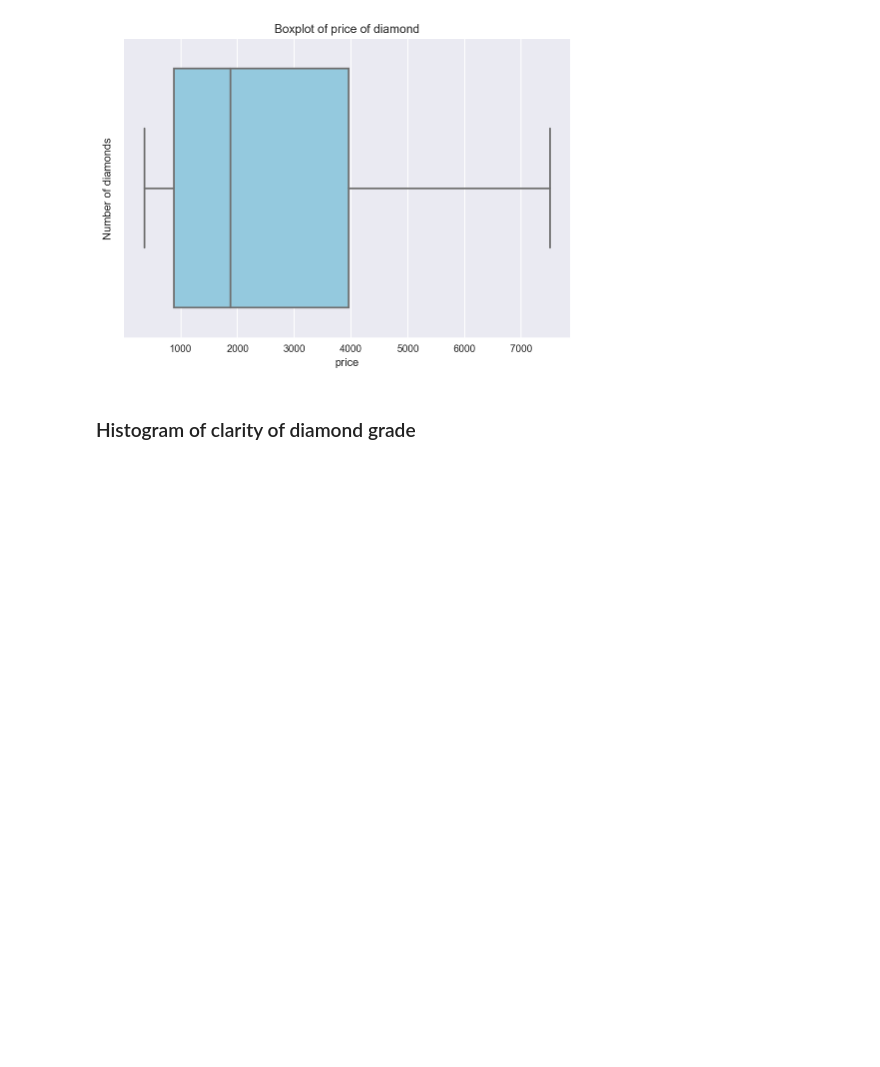
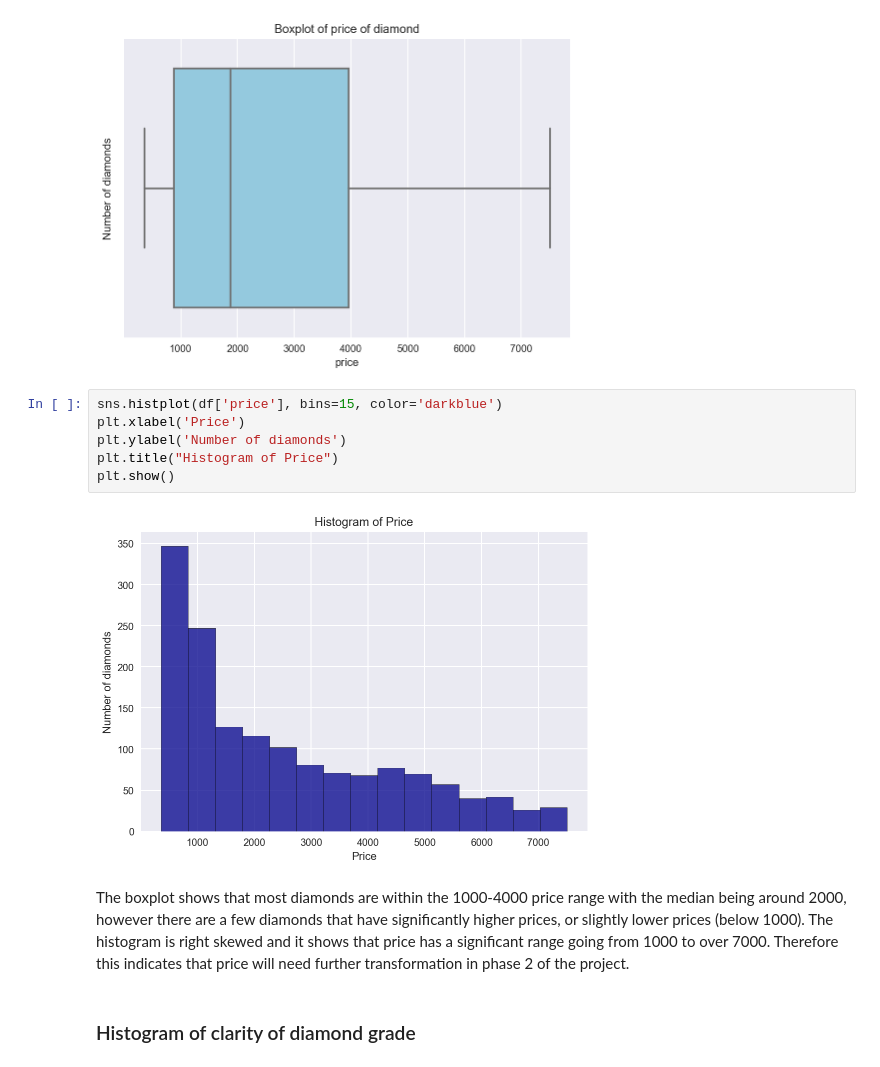
Before and after one commit to lavimonteiro/math_2, a Jupyter notebook: Predicting Diamond Prices.ipynb, the cells around one changed output. Drawn from its saved outputs; the diff is of its cells as text; blank space fills up the shorter version.

```diff
--- a/Predicting Diamond Prices.ipynb
+++ b/Predicting Diamond Prices.ipynb
@@ -396,6 +398,16 @@ plt.ylabel('Number of diamonds')
 plt.show()
 # %% [output]
 [figure]
+# %%
+sns.histplot(df['price'], bins=15, color='darkblue')
+plt.xlabel('Price')
+plt.ylabel('Number of diamonds')
+plt.title("Histogram of Price")
+plt.show()
+# %% [output]
+[figure, added]
+# %% [markdown]
+The boxplot shows that most diamonds are within the 1000-4000 price range with the median being around 2000, however there are a few diamonds that have significantly higher prices, or slightly lower prices (below 1000). The histogram is right skewed and it shows that price has a significant range going from 1000 to over 7000. Therefore this indicates that price will need further transformation in phase 2 of the project.
 # %% [markdown]
 ### Histogram of clarity of diamond grade
 # %%
```
Also changed, not shown: parts of 29 cells of this notebook.
